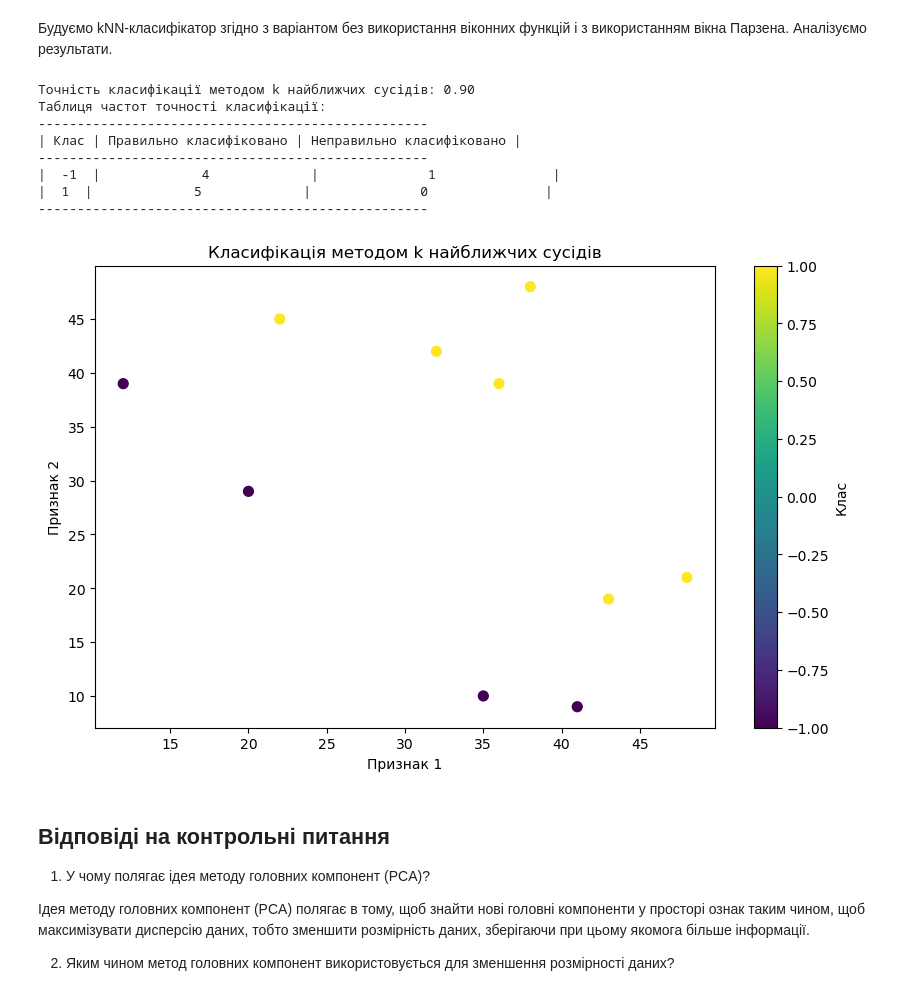
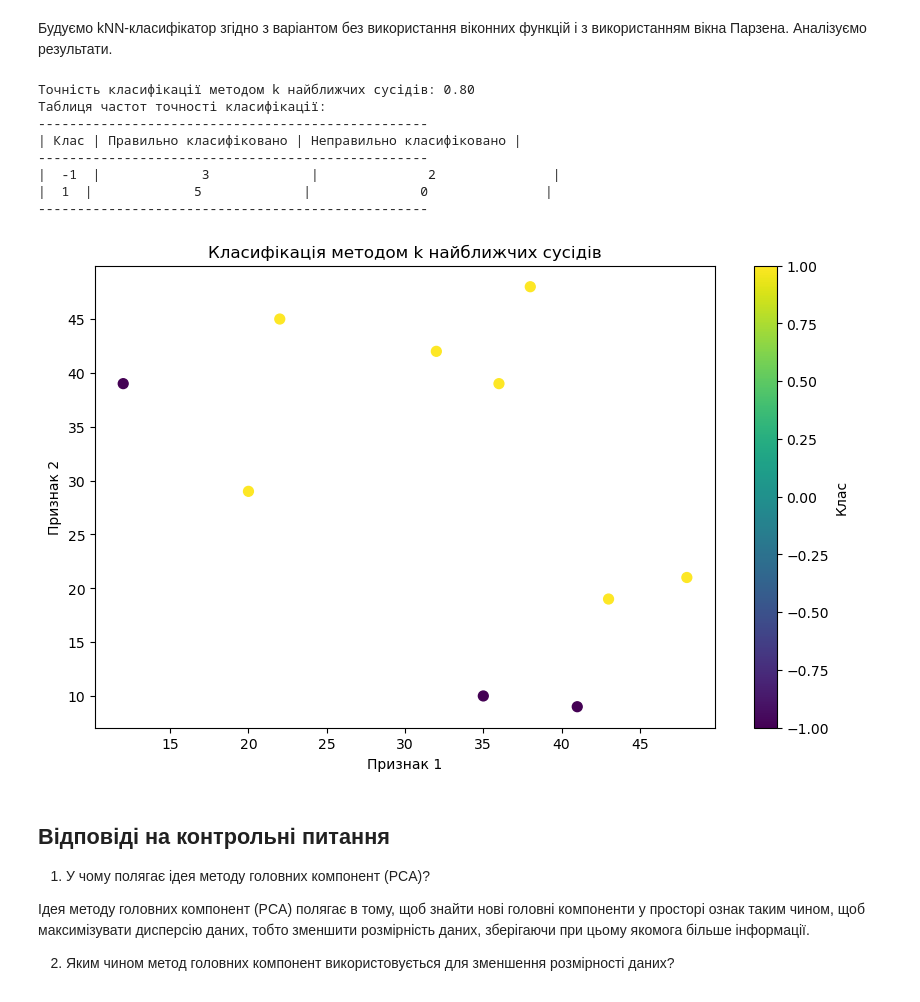
Before and after one commit to patternCV2024/PatternCV_Marynchenko, a Jupyter notebook: Lab_6/lab_6.ipynb, the cells around one changed output. Cells and saved outputs as stored; diff of their text form; code cells hidden in the pictures.

```diff
--- a/Lab_6/lab_6.ipynb
+++ b/Lab_6/lab_6.ipynb
@@ -114,39 +114,39 @@ knn.fit(x_train, y_train)
 # Прогнозування класів для тестових даних
 y_pred = knn.predict(x_test)
 
 # Оцінка точності класифікації
 accuracy = accuracy_score(y_test, y_pred)
 print(f"Точність класифікації методом k найближчих сусідів: {accuracy:.2f}")
 
 # Вивід таблиці частот точності класифікації
 print("Таблиця частот точності класифікації:")
 print("--------------------------------------------------")
 print("| Клас | Правильно класифіковано | Неправильно класифіковано |")
 print("--------------------------------------------------")
 for target in np.unique(y_test):
-    correct = np.sum((y_test == target) & (y_pred_2 == target))
-    incorrect = np.sum((y_test_2 == target) & (y_pred_2 != target))
+    correct = np.sum((y_test == target) & (y_pred == target))
+    incorrect = np.sum((y_test == target) & (y_pred != target))
     print(f"|  {target}  | {correct:^25} | {incorrect:^28} |")
 print("--------------------------------------------------")
 
 # Візуалізація
 plt.figure(figsize=(10, 6))
-plt.scatter(x_test_2[:, 0], x_test_2[:, 1], c=y_pred_2, cmap='viridis', s=50)
+plt.scatter(x_test[:, 0], x_test[:, 1], c=y_pred, cmap='viridis', s=50)
 plt.title('Класифікація методом k найближчих сусідів')
 plt.xlabel('Признак 1')
 plt.ylabel('Признак 2')
 plt.colorbar(label='Клас')
 plt.show()
 # %% [output]
-Точність класифікації методом k найближчих сусідів: 0.90
+Точність класифікації методом k найближчих сусідів: 0.80
 Таблиця частот точності класифікації:
 --------------------------------------------------
 | Клас | Правильно класифіковано | Неправильно класифіковано |
 --------------------------------------------------
-|  -1  |             4             |              1               |
+|  -1  |             3             |              2               |
 |  1  |             5             |              0               |
 --------------------------------------------------
-[figure, old version]
+[figure, new version]
 # %% [markdown]
 ## Відповіді на контрольні питання
 
```
Also changed, not shown: 1 other file.
